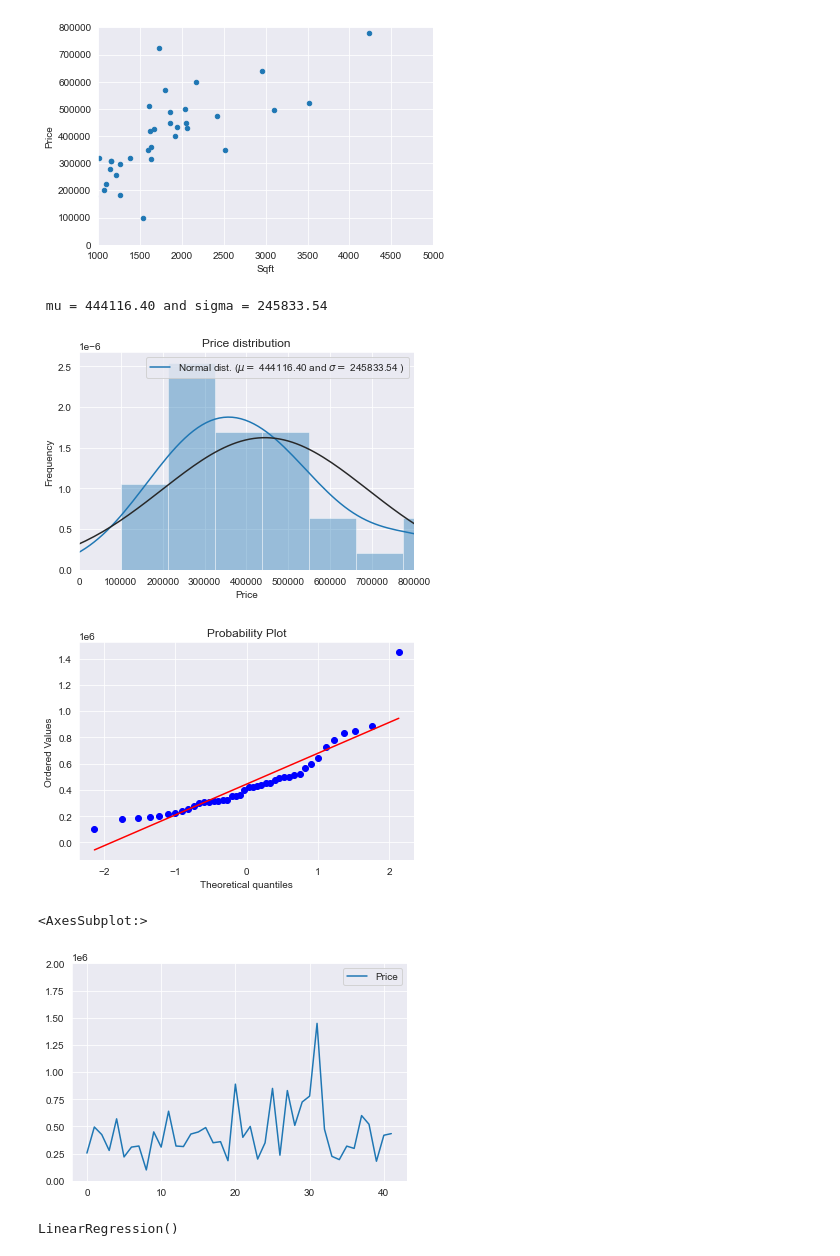
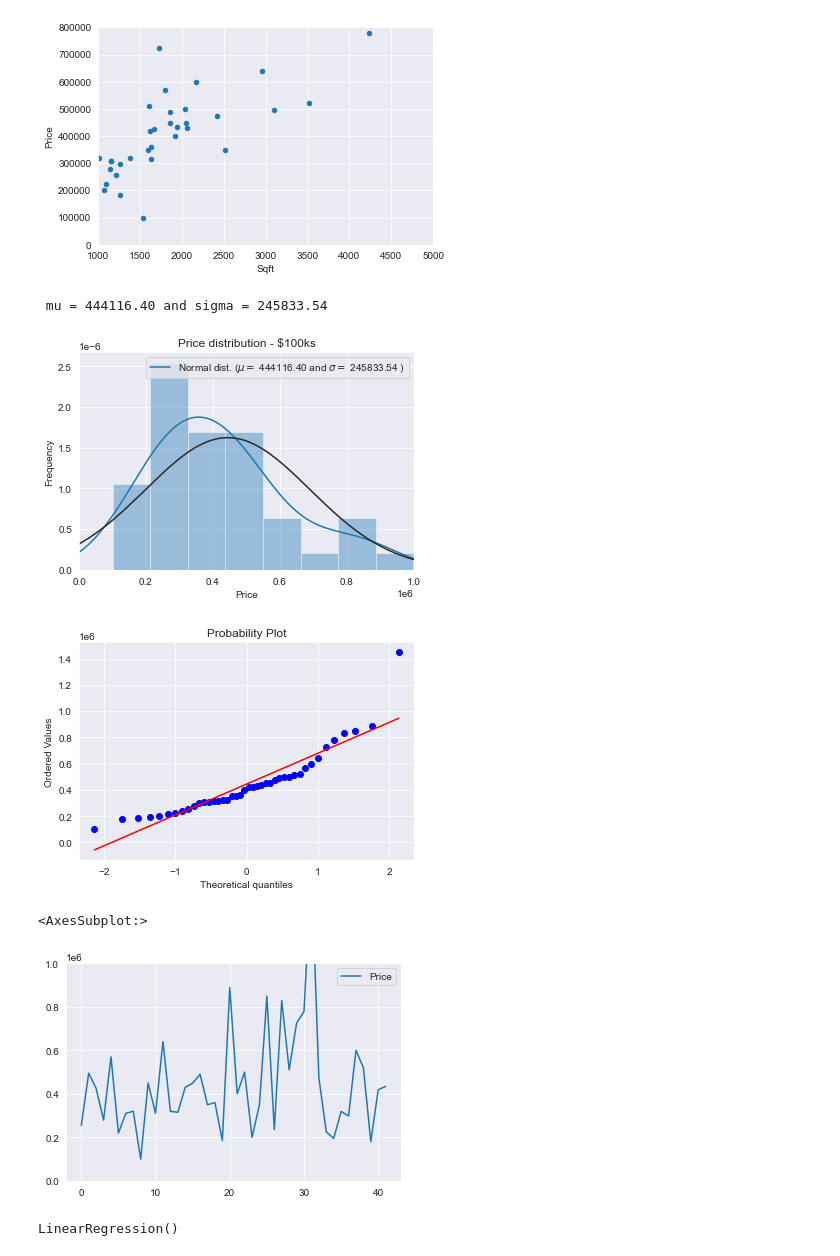
Before and after one commit to marcusdjr/orlando-housing, a Jupyter notebook: models.ipynb, the cells around one changed output. Saved outputs shown, nothing was run; the diff lists cells and outputs as text; code cells hidden in the pictures.

```diff
--- a/models.ipynb
+++ b/models.ipynb
@@ -114,33 +113,35 @@ data.plot.scatter(x=var, y='Price', ylim=(0,800000),xlim=(1000,5000));
 # %% [output]
 [figure]
 # %%
+#Whats the frequency of houses in different price ranges
 sns.distplot(df['Price'] , fit=norm);
 
-# Get the fitted parameters used by the function
+#  the fitted parameters used by the function
 (mu, sigma) = norm.fit(df['Price'])
 print( '\n mu = {:.2f} and sigma = {:.2f}\n'.format(mu, sigma))
 
-#Now plot the distribution
+# plot the distribution
 plt.legend(['Normal dist. ($\mu=$ {:.2f} and $\sigma=$ {:.2f} )'.format(mu, sigma)],
             loc='best')
 plt.ylabel('Frequency')
-plt.title('Price distribution')
-plt.xlim(0,800000)
+plt.title('Price distribution - $100ks')
+plt.xlim(0,1000000)
 
 #Get also the QQ-plot
 fig = plt.figure()
 res = stats.probplot(df['Price'], plot=plt)
 plt.show()
 # %% [output]
  mu = 444116.40 and sigma = 245833.54
-[figure, old version]
+[figure, new version]
 [figure]
 # %%
+#Plot Line Graph of prices of homes
 #Y = Price up to 2 million
-df.plot.line(y='Price', use_index=True, ylim=(0,2000000))
+df.plot.line(y='Price', use_index=True, ylim=(0,1000000))
 # %% [output]
 <AxesSubplot:>
-[figure, old version]
+[figure, new version]
 # %%
 X = df[['Beds','Baths','Sqft']]
 # %%
```
Also changed, not shown: parts of 7 cells of this notebook.
